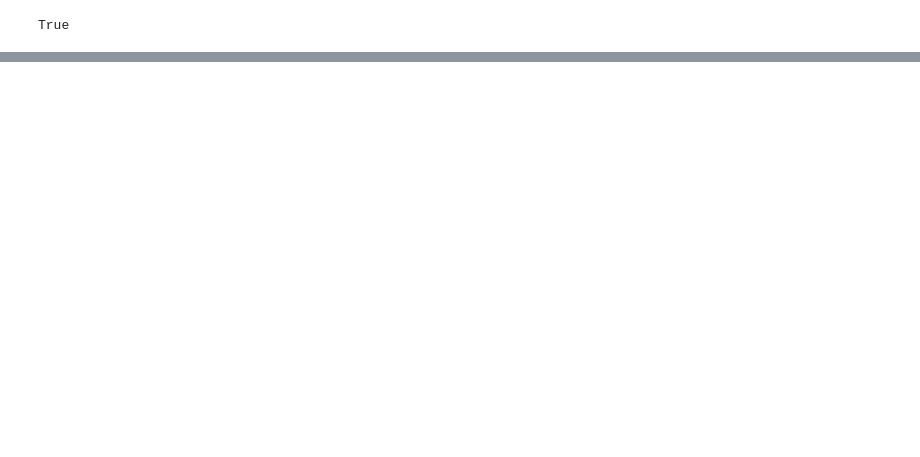
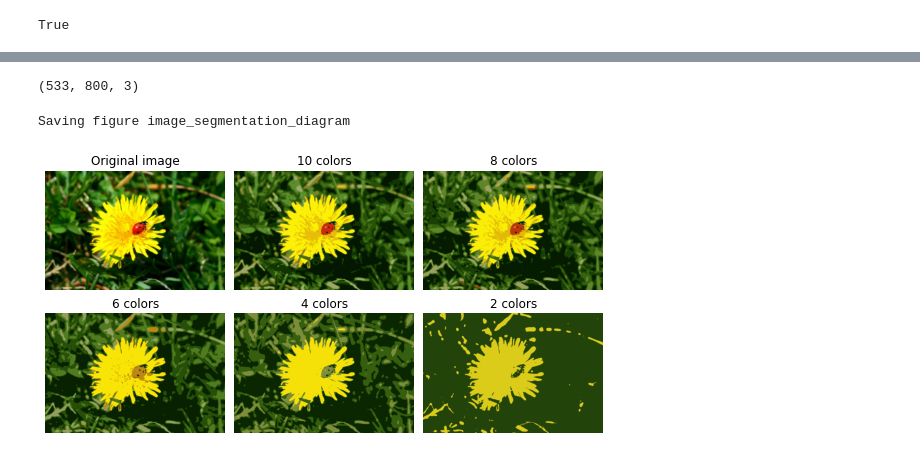
Before and after one commit to julia-rolemberg/classification-MNIST, a Jupyter notebook: unsupervised/unsupervised-learning.ipynb, the cells around one changed output, grey strips where cells are left out. Cells and saved outputs as stored; diff of their text form; code cells hidden in the pictures; blank space fills up the shorter version.

```diff
--- a/unsupervised/unsupervised-learning.ipynb
+++ b/unsupervised/unsupervised-learning.ipynb
@@ -64,0 +105,36 @@ array([[ 9.69389586,  1.21588215,  6.96499337,  9.42152935,  9.68495511],
+# %%
+image.shape
+# %% [output]
+(533, 800, 3)
+# %%
+X = image.reshape(-1, 3)
+kmeans = KMeans(n_clusters=8, random_state=42).fit(X)
+segmented_img = kmeans.cluster_centers_[kmeans.labels_]
+segmented_img = segmented_img.reshape(image.shape)
+# %%
+segmented_imgs = []
+n_colors = (10, 8, 6, 4, 2)
+for n_clusters in n_colors:
+    kmeans = KMeans(n_clusters=n_clusters, random_state=42).fit(X)
+    segmented_img = kmeans.cluster_centers_[kmeans.labels_]
+    segmented_imgs.append(segmented_img.reshape(image.shape))
+# %%
+plt.figure(figsize=(10,5))
+plt.subplots_adjust(wspace=0.05, hspace=0.1)
+
+plt.subplot(231)
+plt.imshow(image)
+plt.title("Original image")
+plt.axis('off')
+
+for idx, n_clusters in enumerate(n_colors):
+    plt.subplot(232 + idx)
+    plt.imshow(segmented_imgs[idx])
+    plt.title("{} colors".format(n_clusters))
+    plt.axis('off')
+
+save_fig('image_segmentation_diagram', tight_layout=False)
+plt.show()
+# %% [output]
+Saving figure image_segmentation_diagram
+[figure, added]
```
Also changed, not shown: parts of 15 cells of this notebook, 8 other files.
